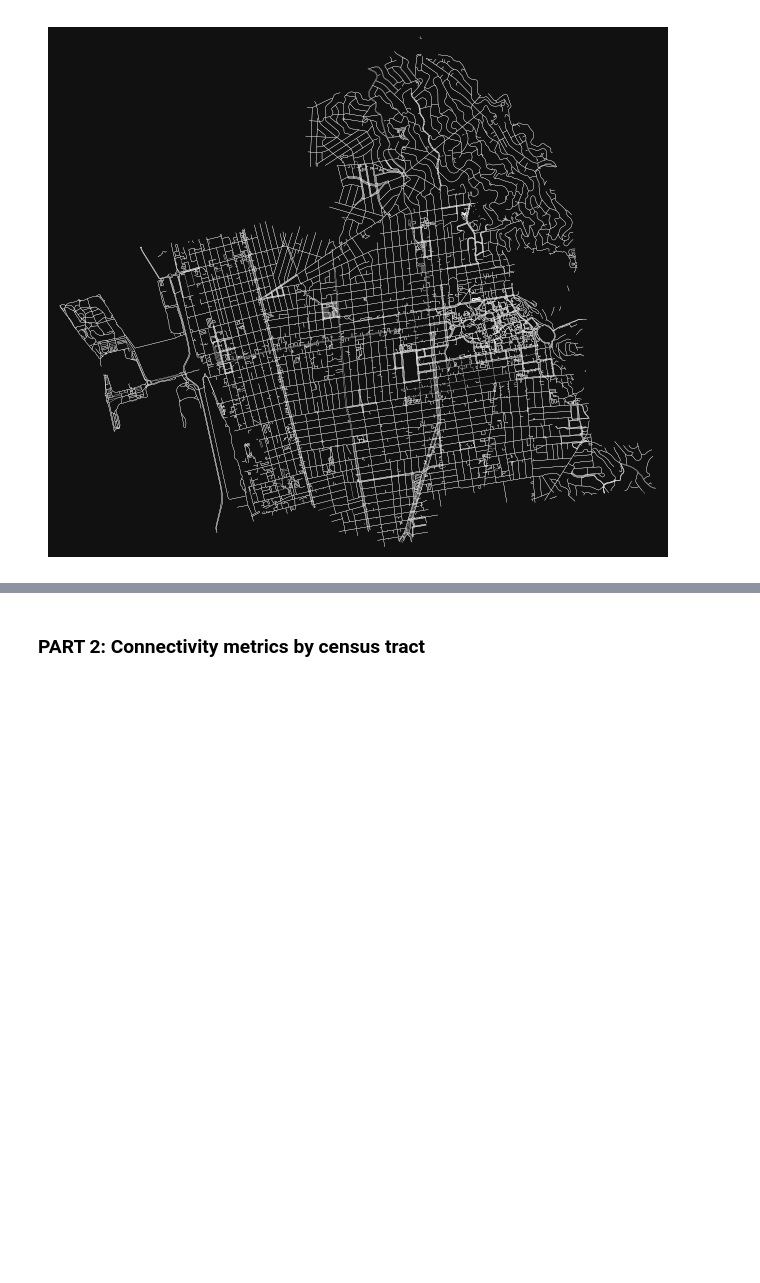
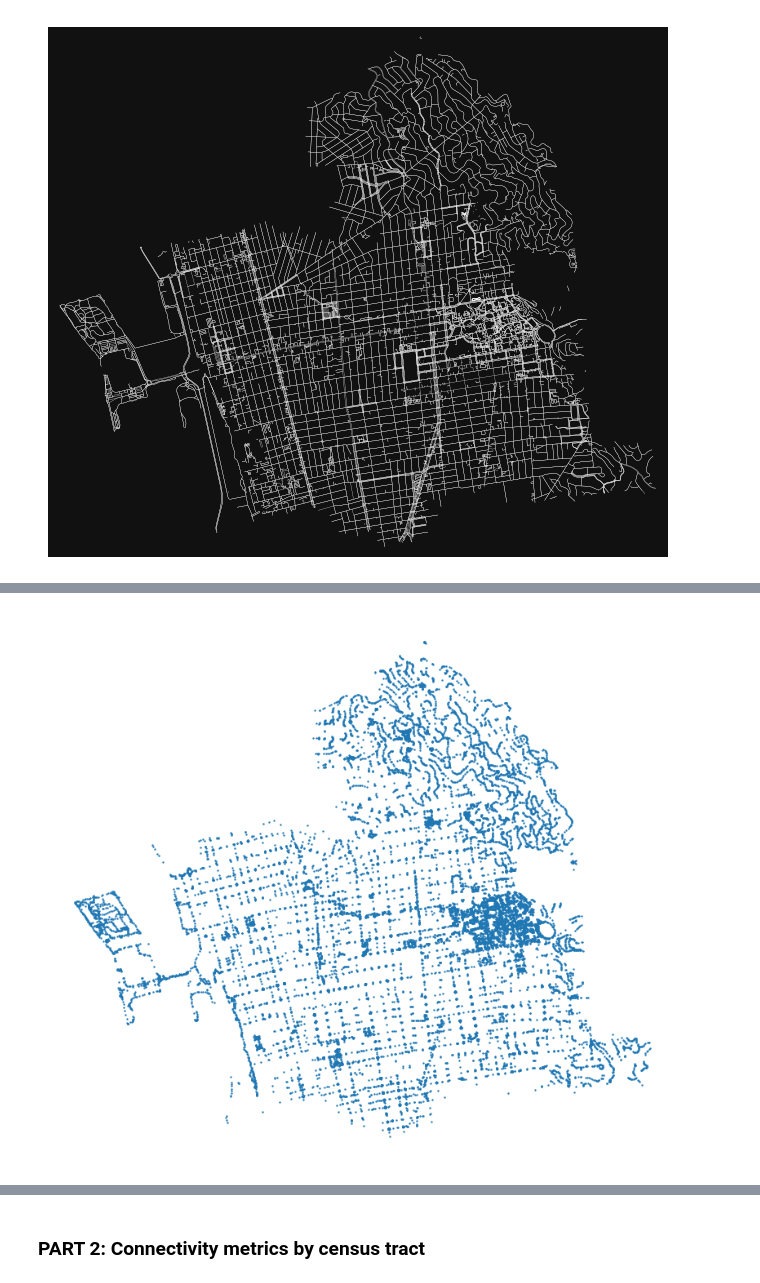
Before and after one commit to chaser-jzx/low_stress_network_quality, a Jupyter notebook: LTS_OSM.ipynb, the cells around one changed output, grey strips where cells are left out. Cells and saved outputs as stored; diff of their text form; code cells hidden in the pictures; blank space fills up the shorter version.

```diff
--- a/LTS_OSM.ipynb
+++ b/LTS_OSM.ipynb
@@ -369,17 +373,19 @@ plt.show()
 # %%
 ## Filtered LTS <=2
 fig2, ax2 = plt.subplots(figsize=(10,10))
 
-gdf_nodes[(gdf_nodes['lts']<=2) & (gdf_nodes['lts']!=0)].plot(
+gdf_nodes[(gdf_nodes['lts']<=1) & (gdf_nodes['lts']!=0)].plot(
     ax=ax2,
     #column="lts",
     markersize=0.5,
     linewidth=1,
     #cmap=cmap,
     legend=True)
 
 ax2.axis("off")
 plt.show()
+# %% [output]
+[figure, added]
 # %%
 #fig, ax = ox.plot_graph(G_lts, node_color='r', edge_linewidth=0.3)
 # %%
```
Also changed, not shown: parts of 12 cells of this notebook.
